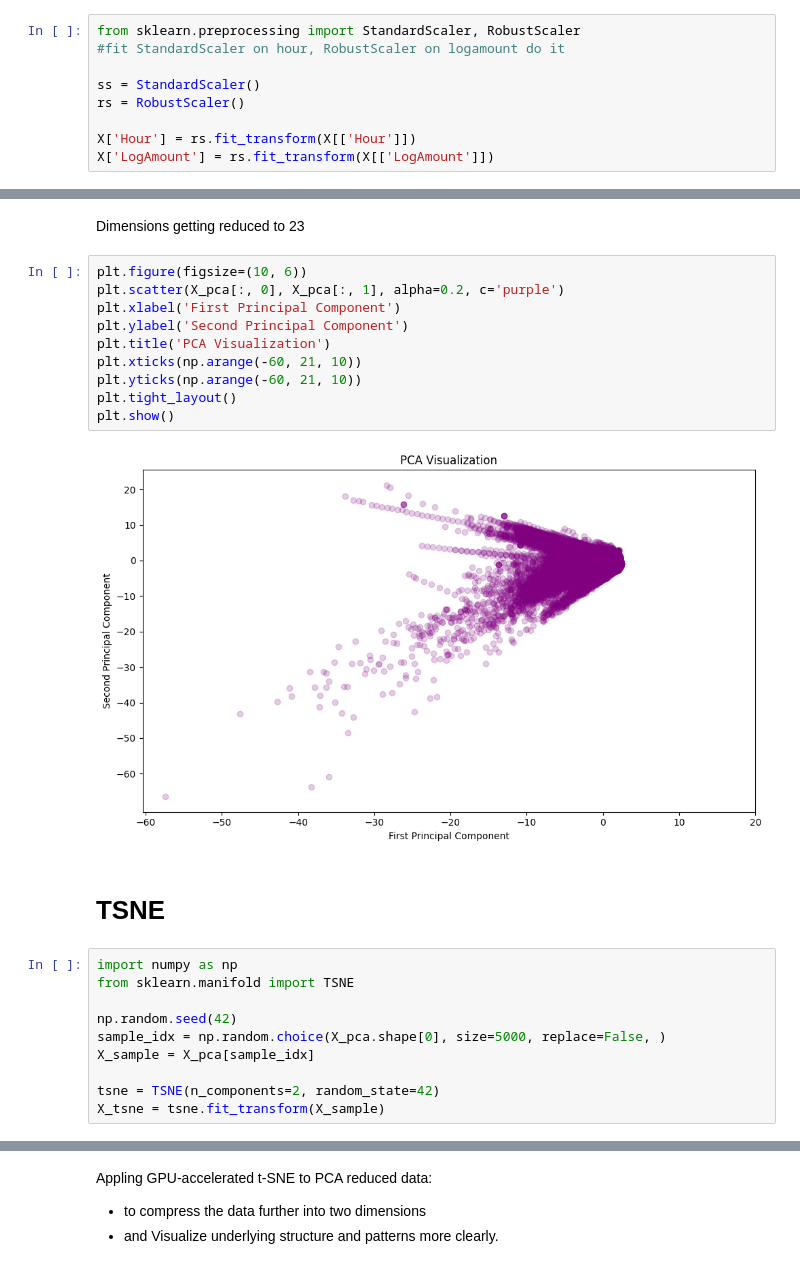
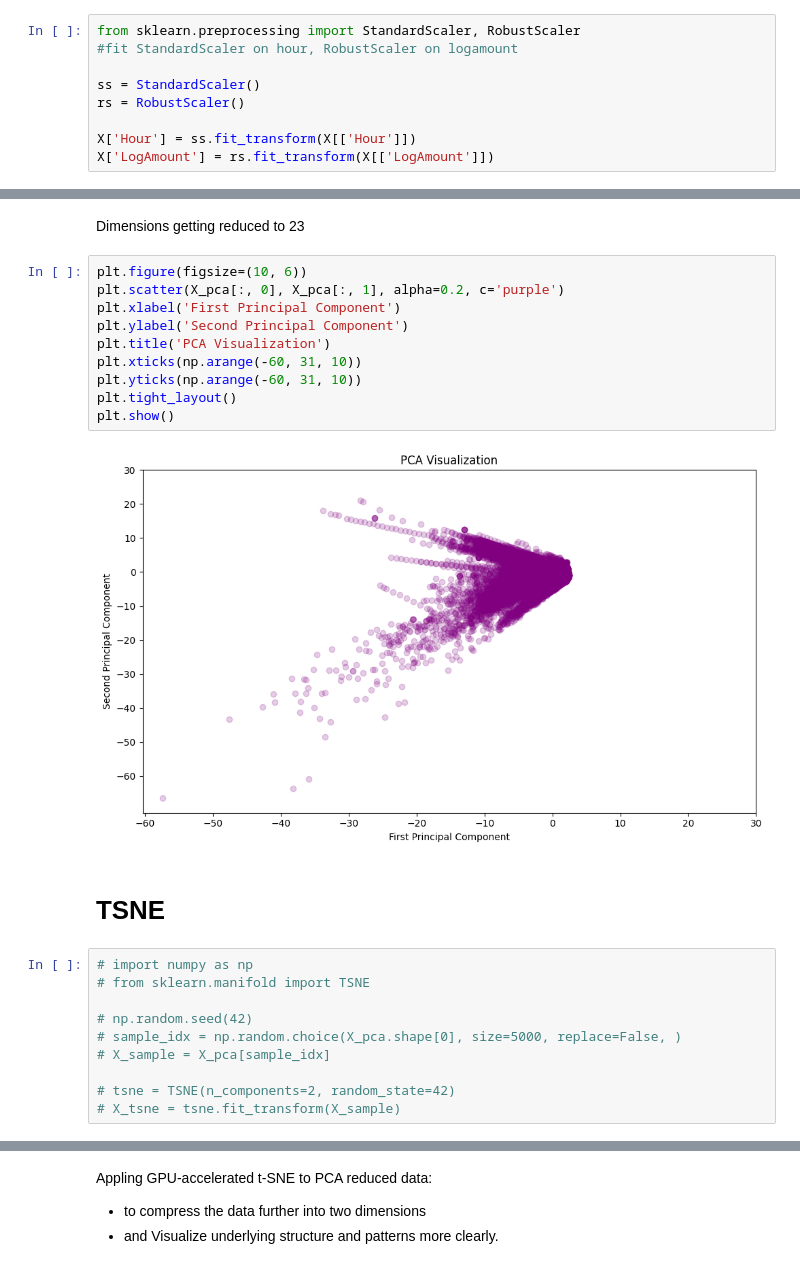
Before and after one commit to Bira0/GroupB, a Jupyter notebook: FinalProject.ipynb, the cells around one changed output, grey strips where cells are left out. Drawn from its saved outputs; the diff is of its cells as text.

```diff
--- a/FinalProject.ipynb
+++ b/FinalProject.ipynb
@@ -191,12 +189,12 @@ X[['Hour', 'LogAmount']].plot(kind='box')
 [figure]
 # %%
 from sklearn.preprocessing import StandardScaler, RobustScaler
-#fit StandardScaler on hour, RobustScaler on logamount do it
+#fit StandardScaler on hour, RobustScaler on logamount
 
 ss = StandardScaler()
 rs = RobustScaler()
 
-X['Hour'] = rs.fit_transform(X[['Hour']])
+X['Hour'] = ss.fit_transform(X[['Hour']])
 X['LogAmount'] = rs.fit_transform(X[['LogAmount']])
 # %%
 X[['Hour', 'LogAmount']].plot(kind='box')
@@ -270,24 +268,24 @@ Dimensions getting reduced to 23
 # %%
 plt.figure(figsize=(10, 6))
 plt.scatter(X_pca[:, 0], X_pca[:, 1], alpha=0.2, c='purple')
 plt.xlabel('First Principal Component')
 plt.ylabel('Second Principal Component')
 plt.title('PCA Visualization')
-plt.xticks(np.arange(-60, 21, 10))
-plt.yticks(np.arange(-60, 21, 10))
+plt.xticks(np.arange(-60, 31, 10))
+plt.yticks(np.arange(-60, 31, 10))
 plt.tight_layout()
 plt.show()
 # %% [output]
-[figure, old version]
+[figure, new version]
 # %% [markdown]
 # TSNE
 # %%
-import numpy as np
-from sklearn.manifold import TSNE
+# import numpy as np
+# from sklearn.manifold import TSNE
 
-np.random.seed(42)
-sample_idx = np.random.choice(X_pca.shape[0], size=5000, replace=False, )
-X_sample = X_pca[sample_idx]
+# np.random.seed(42)
+# sample_idx = np.random.choice(X_pca.shape[0], size=5000, replace=False, )
+# X_sample = X_pca[sample_idx]
 
-tsne = TSNE(n_components=2, random_state=42)
-X_tsne = tsne.fit_transform(X_sample)
+# tsne = TSNE(n_components=2, random_state=42)
+# X_tsne = tsne.fit_transform(X_sample)
```
Also changed, not shown: parts of 22 cells of this notebook.
